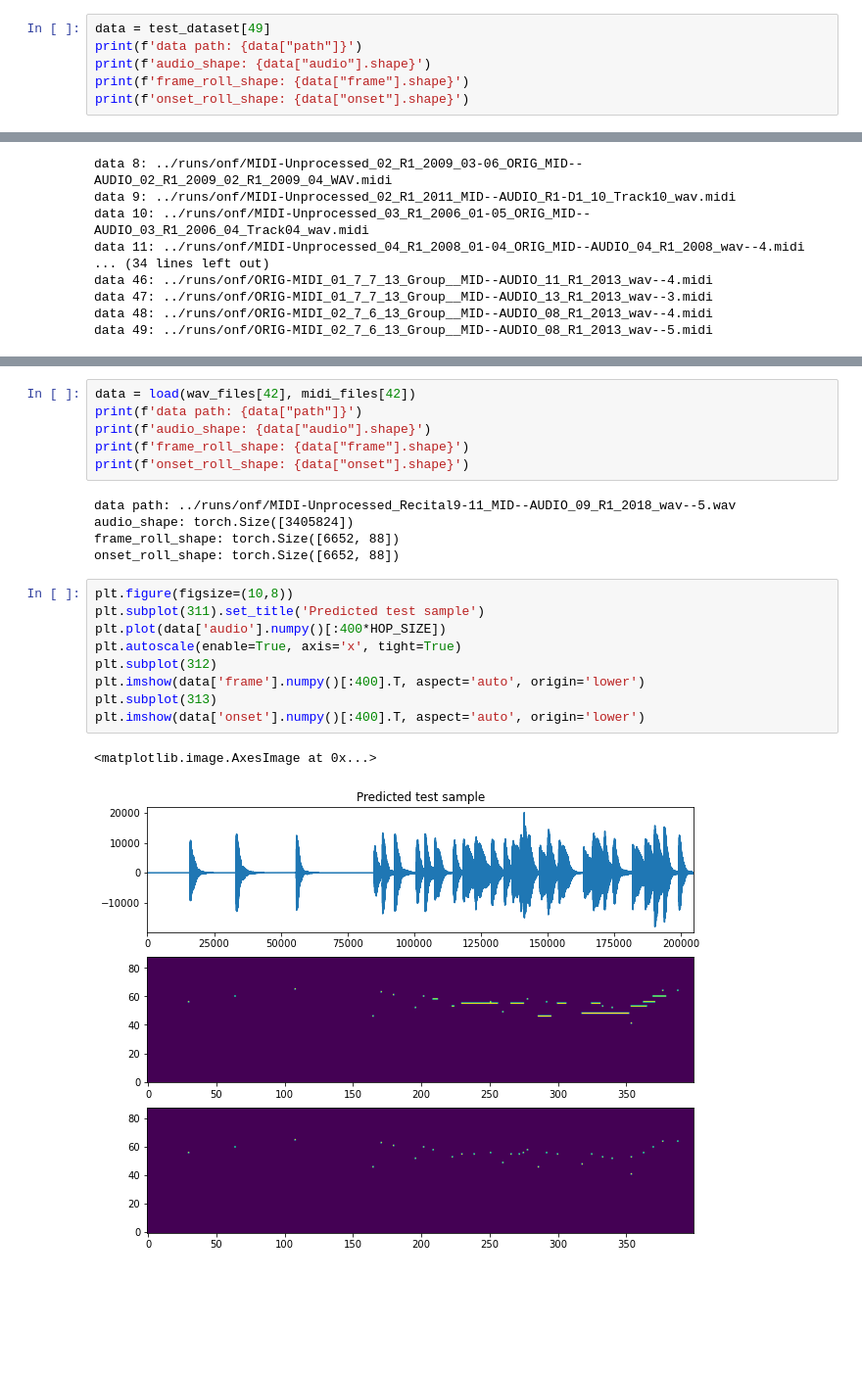
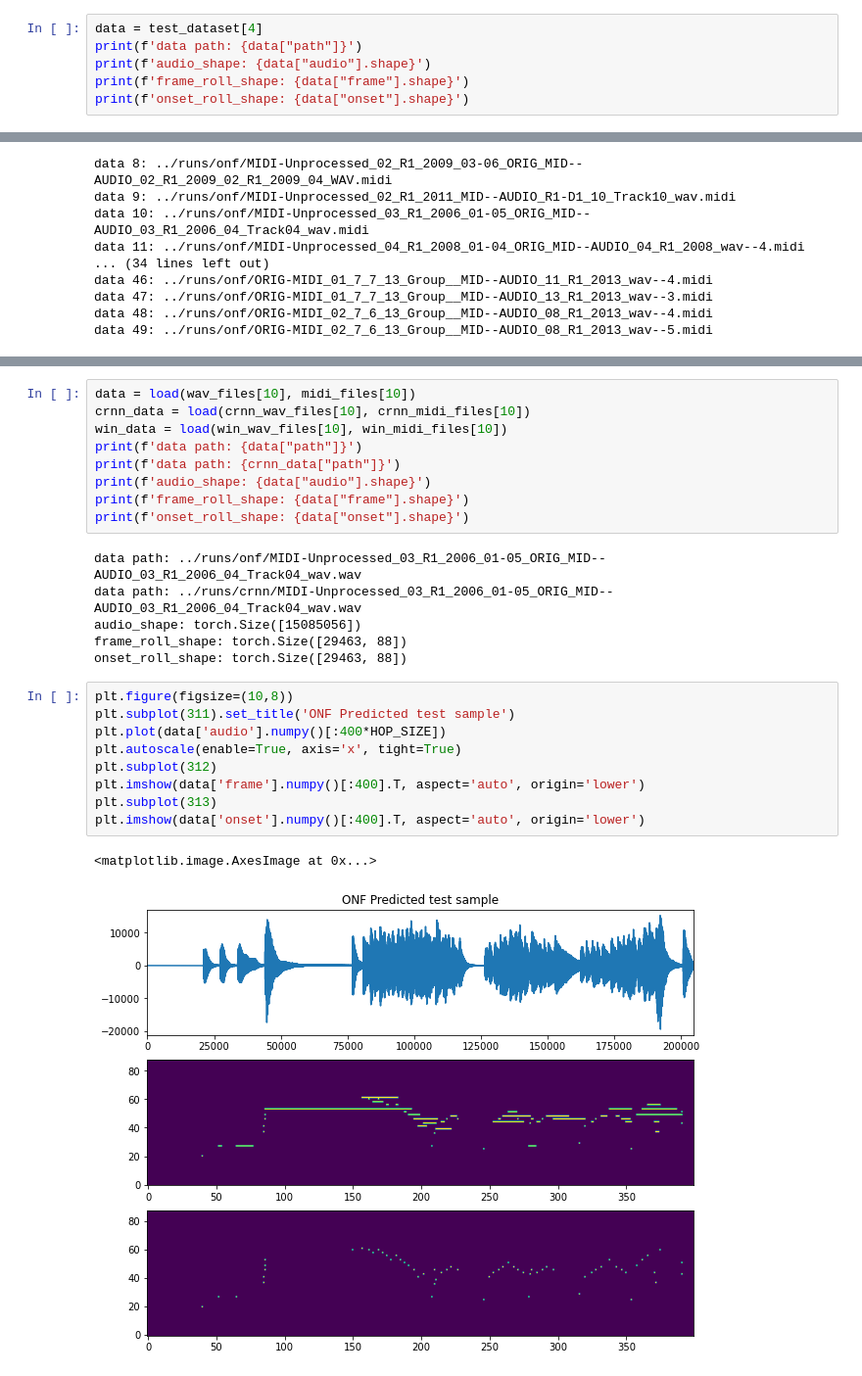
Before and after one commit to haem-k/gct634-ai613-2021, a Jupyter notebook: hw3/notebooks/visualize.ipynb, the cells around one changed output, grey strips where cells are left out. Shown at 98% size. Drawn from its saved outputs; the diff is of its cells as text; blank space fills up the shorter version.

Commit message:
Visualize additional results from other models

```diff
--- a/hw3/notebooks/visualize.ipynb
+++ b/hw3/notebooks/visualize.ipynb
@@ -38,7 +38,7 @@ data 47: ../data/2018/MIDI-Unprocessed_Recital17-19_MID--AUDIO_18_R1_2018_wav--3
 data 48: ../data/2018/MIDI-Unprocessed_Recital17-19_MID--AUDIO_19_R1_2018_wav--3.flac
 data 49: ../data/2018/MIDI-Unprocessed_Recital9-11_MID--AUDIO_09_R1_2018_wav--5.flac
 # %%
-data = test_dataset[49]
+data = test_dataset[4]
 print(f'data path: {data["path"]}')
 print(f'audio_shape: {data["audio"].shape}')
 print(f'frame_roll_shape: {data["frame"].shape}')
@@ -139,23 +145,27 @@ data 49: ../runs/onf/ORIG-MIDI_02_7_6_13_Group__MID--AUDIO_08_R1_2013_wav--5.mid
 # %%
-data = load(wav_files[42], midi_files[42])
+data = load(wav_files[10], midi_files[10])
+crnn_data = load(crnn_wav_files[10], crnn_midi_files[10])
+win_data = load(win_wav_files[10], win_midi_files[10])
 print(f'data path: {data["path"]}')
+print(f'data path: {crnn_data["path"]}')
 print(f'audio_shape: {data["audio"].shape}')
 print(f'frame_roll_shape: {data["frame"].shape}')
 print(f'onset_roll_shape: {data["onset"].shape}')
 # %% [output]
-data path: ../runs/onf/MIDI-Unprocessed_Recital9-11_MID--AUDIO_09_R1_2018_wav--5.wav
-audio_shape: torch.Size([3405824])
-frame_roll_shape: torch.Size([6652, 88])
-onset_roll_shape: torch.Size([6652, 88])
+data path: ../runs/onf/MIDI-Unprocessed_03_R1_2006_01-05_ORIG_MID--AUDIO_03_R1_2006_04_Track04_wav.wav
+data path: ../runs/crnn/MIDI-Unprocessed_03_R1_2006_01-05_ORIG_MID--AUDIO_03_R1_2006_04_Track04_wav.wav
+audio_shape: torch.Size([15085056])
+frame_roll_shape: torch.Size([29463, 88])
+onset_roll_shape: torch.Size([29463, 88])
 # %%
 plt.figure(figsize=(10,8))
-plt.subplot(311).set_title('Predicted test sample')
+plt.subplot(311).set_title('ONF Predicted test sample')
 plt.plot(data['audio'].numpy()[:400*HOP_SIZE])
 plt.autoscale(enable=True, axis='x', tight=True)
 plt.subplot(312)
 plt.imshow(data['frame'].numpy()[:400].T, aspect='auto', origin='lower')
 plt.subplot(313)
 plt.imshow(data['onset'].numpy()[:400].T, aspect='auto', origin='lower')
 # %% [output]
 <matplotlib.image.AxesImage at 0x...>
-[figure, old version]
+[figure, new version]
```
Also changed, not shown: parts of 6 cells of this notebook.
